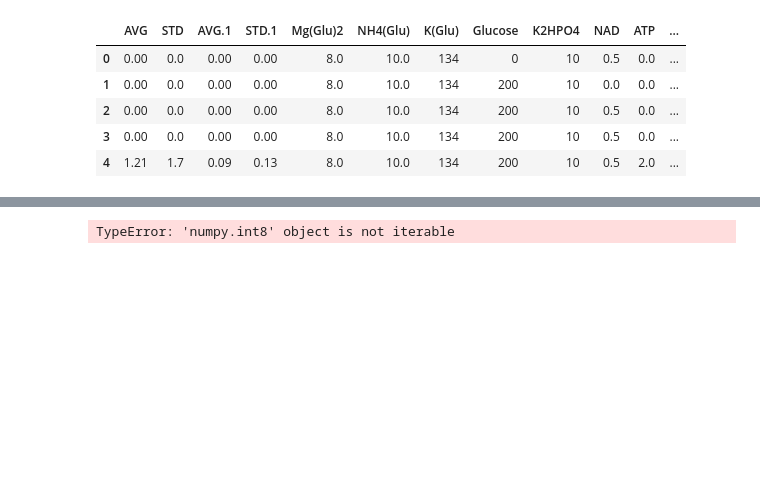
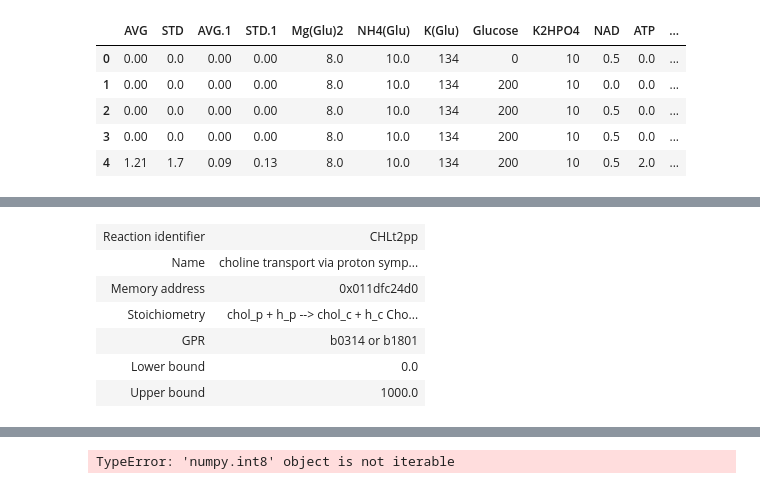
Before and after one commit to nlarusstone/cf_fba, a Jupyter notebook: notebooks/Removal Search.ipynb, the cells around one changed output, grey strips where cells are left out. Cells and saved outputs as stored; diff of their text form; code cells hidden in the pictures; blank space fills up the shorter version.

```diff
--- a/notebooks/Removal Search.ipynb
+++ b/notebooks/Removal Search.ipynb
@@ -41,10 +42,10 @@ class FBA_Env(gym.Env):
     def __init__(self, model, df):
         self.model = model.copy()
         self.cur_model = self.model.copy()
-        self.rxns = model.reactions
+        self.rxns = copy.deepcopy(model.reactions)
         self.n_rxns = len(self.rxns)
         # TODO Add metabs
-        self.metabs = model.metabolites
+        self.metabs = copy.deepcopy(model.metabolites)
         n_metabs = len(self.metabs)
         # LEARNING FROM EXPERIMENTAL DATA:
         self.df = df
@@ -89,11 +90,11 @@ class FBA_Env(gym.Env):
 
         return self._get_obs()
 
-    def step(self,action):
+    def step(self,action, parallel=None):
         # TODO: do better than this?
-        new_state = self._take_action(self.state, action)
-        self.state = new_state
-        reward = self._evaluate(self.state)
+        self._take_action(self.state, action)
+        #self.state = new_state
+        reward = self._evaluate(self.state, parallel)
 
         done = False
         #if self.time > 300:
@@ -108,31 +109,32 @@ class FBA_Step_Env(FBA_Env):
     def _take_action(self, state, act):
         action, action_type = act
         if action_type == 'add':
-            state[action] = 1
+            self.state[action] = 1
             rxn = self.rxns[action]
             self.cur_model.add_reaction(rxn)
         else:
         # Returns new state
-            state[action] = 0
+            self.state[action] = 0
             rxn = self.rxns[action]
             if rxn in self.cur_model.reactions:
                 self.cur_model.reactions.get_by_id(rxn.id).remove_from_model()
             else:
                 self.log.append(('rxn {0} not in model with state {1}'.format(rxn, self.state)))
-        return state
+        #return state
 
-    def _evaluate(self, state_rxns):
+    def _evaluate_base(self, state_rxns):
+        print 'N RXNS: {0}'.format(len(self.cur_model.reactions))
         objs = utils.add_addl_reactants(self.cur_model, self.df)
         if not tuple(objs) in self.unique_fluxes:
-            self.unique_fluxes[tuple(objs)] = state_rxns
+            self.unique_fluxes[tuple(objs)] = self.state.copy()
         if sum(objs) < 0.01 or np.isnan(objs).any() or not objs:
             return -1000
         corr = scipy.stats.spearmanr(objs, self.cond_scores)
         return corr
 
-    def _evaluate_fluxes(self, state_rxns):
+    def _evaluate(self, state_rxns, parallel=None):
         #objs = utils.add_addl_reactants(self.cur_model, self.df)
-        objs, fluxes = utils.gen_fluxes_addl_reactants(self.cur_model, self.df)
+        objs, fluxes = utils.gen_fluxes_addl_reactants(self.cur_model, self.df, parallel)
         if not tuple(objs) in self.unique_fluxes:
             self.unique_fluxes[tuple(objs)] = (fluxes, state_rxns)
         if sum(objs) < 0.01:
@@ -214,3 +232,13 @@ ValueError: The input must have at least 3 entries!
+# %%
+env.rxns[prev_action[0]]
+# %% [output]
+| Reaction identifier | CHLt2pp |
+| Name | choline transport via proton symp... |
+| Memory address | 0x011dfc24d0 |
+| Stoichiometry | chol_p + h_p --> chol_c + h_c Cho... |
+| GPR | b0314 or b1801 |
+| Lower bound | 0.0 |
+| Upper bound | 1000.0 |
 # %%
 dis_rxns = []
 obj_l = []
```
Also changed, not shown: parts of 26 cells of this notebook, 3 other files.
